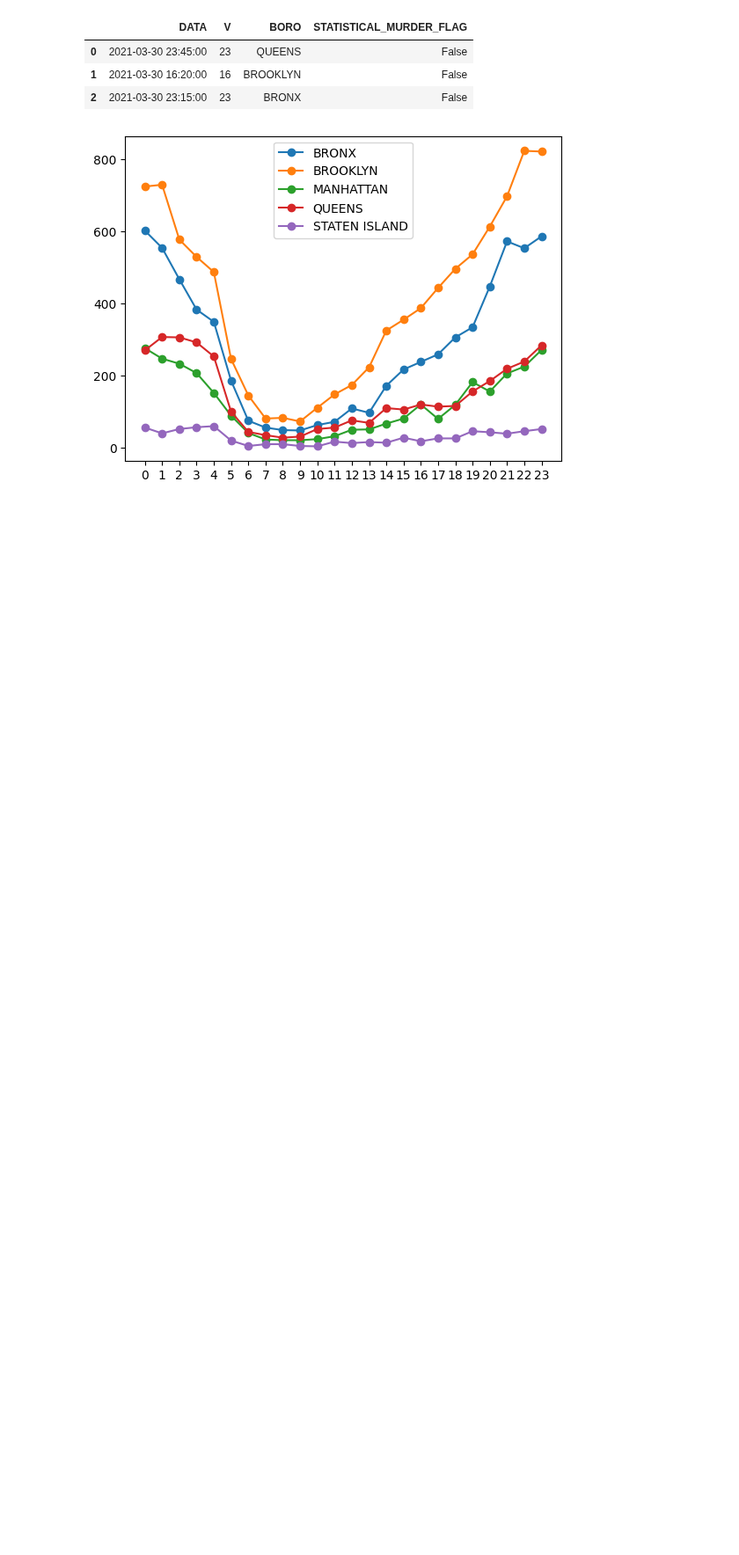
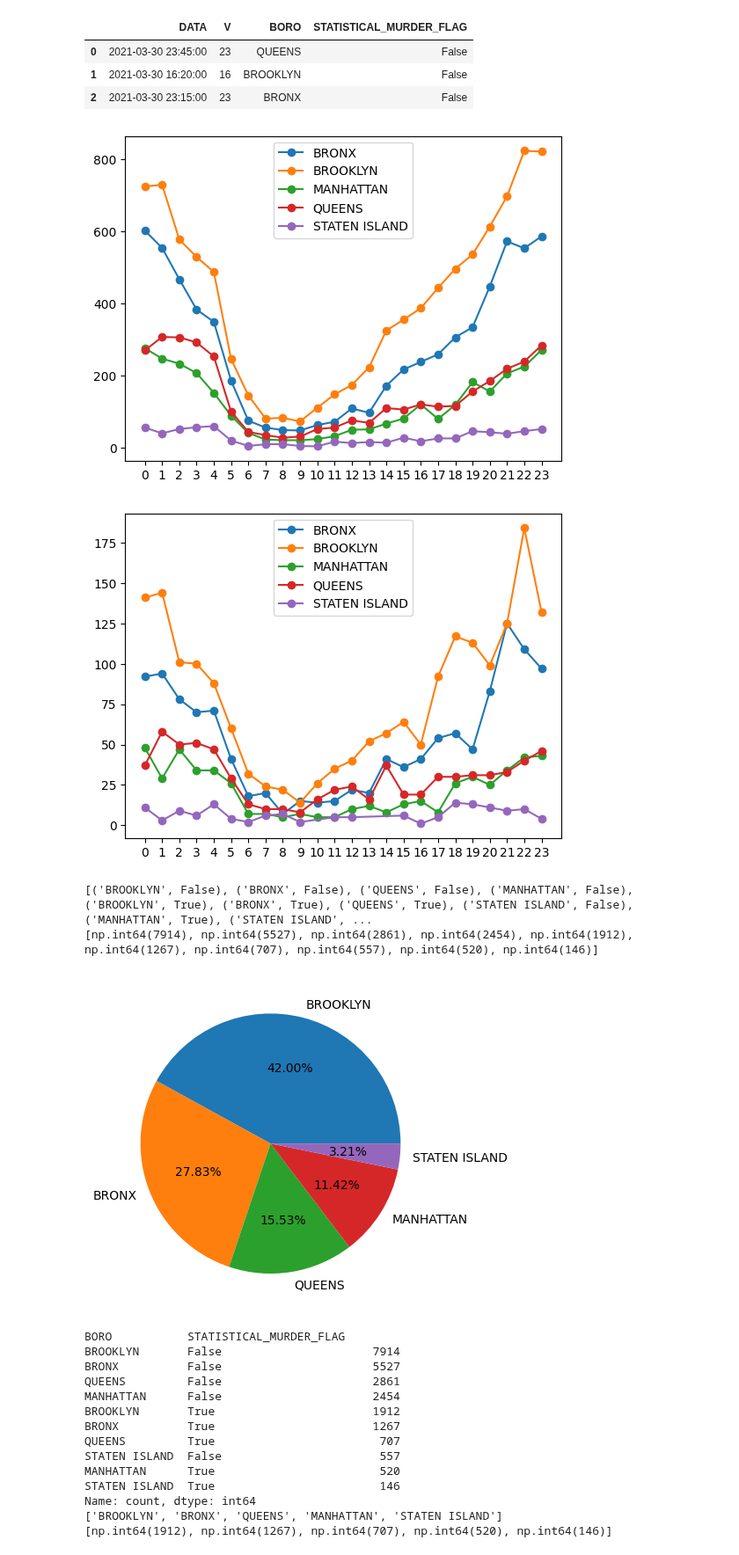
Before and after one commit to ISeeBugsEverywhere/DataScienceNotebooks, a Jupyter notebook: Studentai/MantasD/29.ipynb, the cells around one changed output. Shown at 88% size. Drawn from its saved outputs; the diff is of its cells as text; code cells hidden in the pictures; blank space fills up the shorter version.

```diff
--- a/Studentai/MantasD/29.ipynb
+++ b/Studentai/MantasD/29.ipynb
@@ -144,3 +144,58 @@ axis.legend(loc='best')
 plt.show()
 # %% [output]
 [figure]
+# %%
+# Atvaizduokite grafiką, kuriame būtų tik mirtinų susiškaudymų kiekiai per valandą kiekviename rajone. Panaudokite plot() grafiką.
+nypd = pd.read_csv('DATA/NYPD.csv', parse_dates = {'DATA':['OCCUR_DATE', 'OCCUR_TIME']})
+nypd['V'] = nypd['DATA'].dt.hour
+nypdII = nypd[['DATA','V', 'BORO', 'STATISTICAL_MURDER_FLAG']]
+l = nypdII[nypdII['STATISTICAL_MURDER_FLAG'] == True]
+nypd_boro = l.groupby('BORO')
+fig, axis = plt.subplots()
+boros = nypd_boro.groups.keys()
+valandos = np.arange(0,24)
+for boro in boros:
+    b = nypd_boro.get_group(boro)
+    h = b['V'].value_counts().sort_index(ascending=True)
+    axis.plot(h.index, h.values, label = boro, marker ='o')
+axis.set_xticks(valandos)
+axis.legend(loc='best')
+plt.show()
+# Su pie plot atvaizduokite, kiek mirtinų nusišaudymų tenka kiekvienam rajonui.
+q = nypdII[['BORO', 'STATISTICAL_MURDER_FLAG']].value_counts()
+indeksai = list(q.index)
+kiekiai = list(q.values)
+
+print(indeksai)
+print(kiekiai)
+ni = []
+kiek = []
+
+for i, k in zip(indeksai,kiekiai):
+    if i[1] == True:
+        ni.append(i[0])
+        kiek.append(k)
+plt.pie(x=kiek, labels=ni, autopct='%.2f%%')
+plt.show()
+print(q)
+print(ni)
+print(kiek)
+# %% [output]
+[figure, added]
+[('BROOKLYN', False), ('BRONX', False), ('QUEENS', False), ('MANHATTAN', False), ('BROOKLYN', True), ('BRONX', True), ('QUEENS', True), ('STATEN ISLAND', False), ('MANHATTAN', True), ('STATEN ISLAND', ...
+[np.int64(7914), np.int64(5527), np.int64(2861), np.int64(2454), np.int64(1912), np.int64(1267), np.int64(707), np.int64(557), np.int64(520), np.int64(146)]
+[figure, added]
+BORO           STATISTICAL_MURDER_FLAG
+BROOKLYN       False                      7914
+BRONX          False                      5527
+QUEENS         False                      2861
+MANHATTAN      False                      2454
+BROOKLYN       True                       1912
+BRONX          True                       1267
+QUEENS         True                        707
+STATEN ISLAND  False                       557
+MANHATTAN      True                        520
+STATEN ISLAND  True                        146
+Name: count, dtype: int64
+['BROOKLYN', 'BRONX', 'QUEENS', 'MANHATTAN', 'STATEN ISLAND']
+[np.int64(1912), np.int64(1267), np.int64(707), np.int64(520), np.int64(146)]
```
Also changed, not shown: parts of 5 cells of this notebook.
